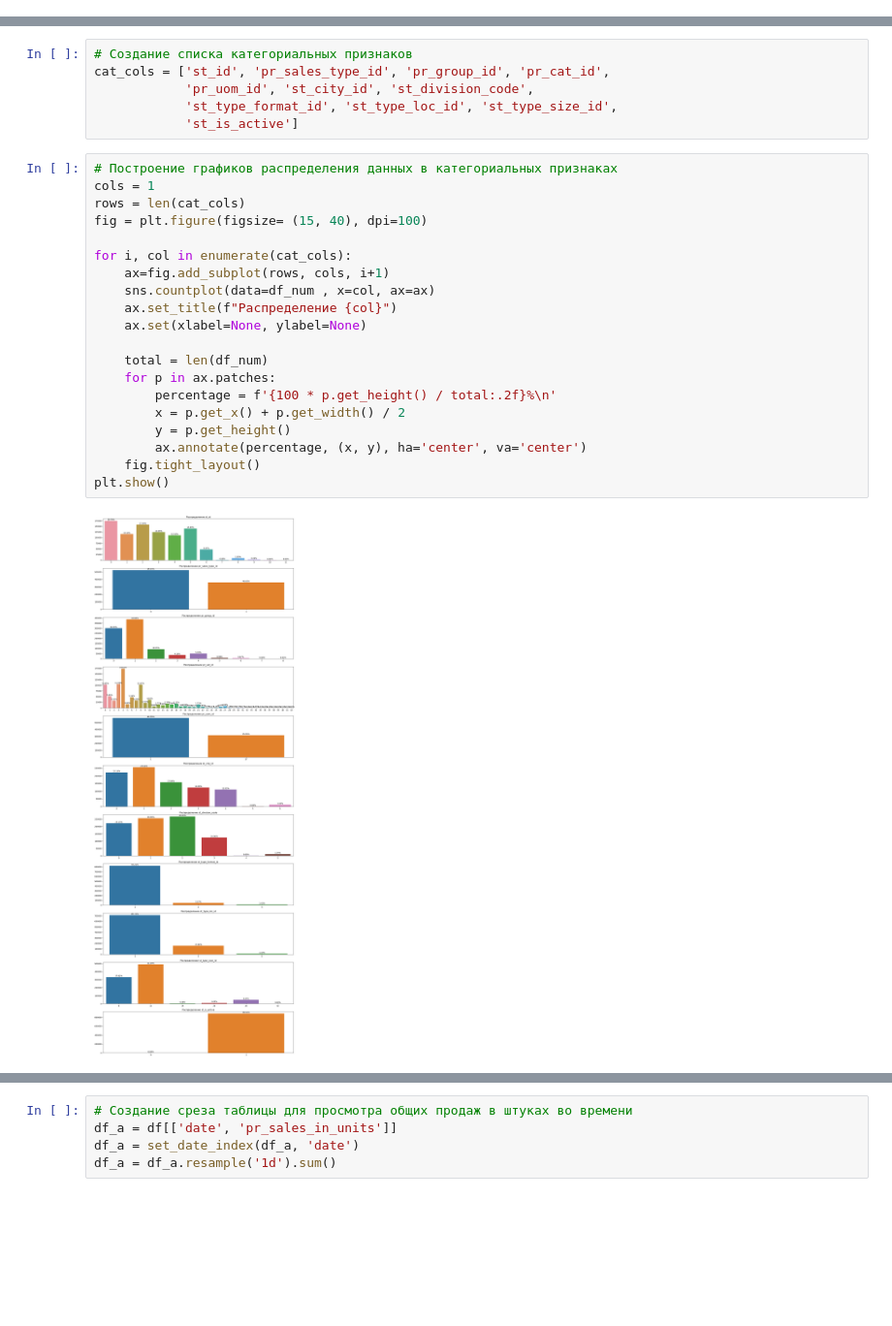
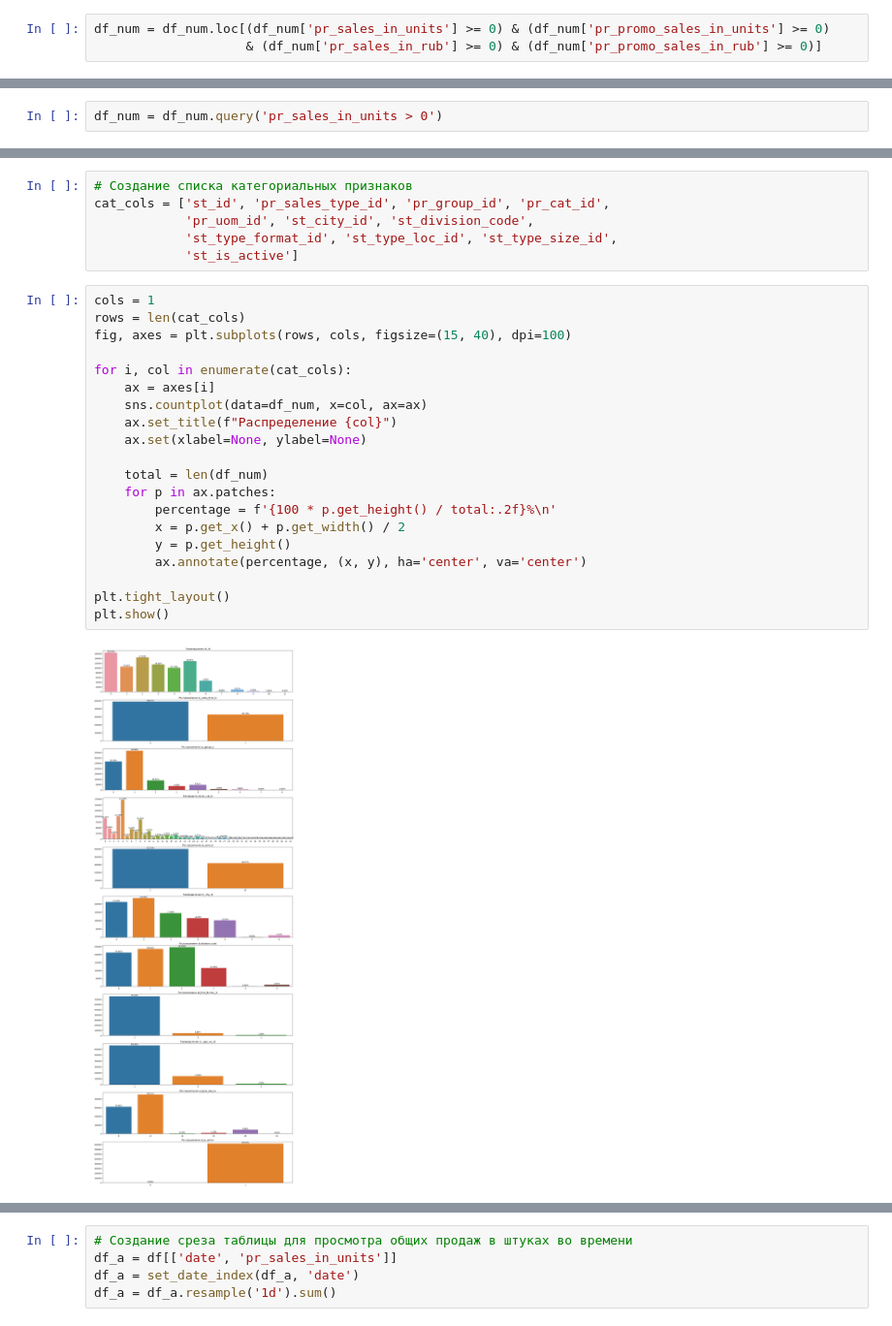
Before and after one commit to Vdol22/Proj_Lenta, a Jupyter notebook: lenta.ipynb, the cells around one changed output, grey strips where cells are left out. Shown at 97% size. Saved outputs shown, nothing was run; the diff lists cells and outputs as text; blank space fills up the shorter version.

```diff
--- a/lenta.ipynb
+++ b/lenta.ipynb
@@ -218,0 +317,3 @@ for col in negative_column:
+# %%
+df_num = df_num.loc[(df_num['pr_sales_in_units'] >= 0) & (df_num['pr_promo_sales_in_units'] >= 0)
+                    & (df_num['pr_sales_in_rub'] >= 0) & (df_num['pr_promo_sales_in_rub'] >= 0)]
@@ -220,0 +354,2 @@ for col in negative_column:
+# %%
+df_num = df_num.query('pr_sales_in_units > 0')
@@ -224,25 +394,25 @@ cat_cols = ['st_id', 'pr_sales_type_id', 'pr_group_id', 'pr_cat_id',
             'pr_uom_id', 'st_city_id', 'st_division_code',
             'st_type_format_id', 'st_type_loc_id', 'st_type_size_id',
             'st_is_active']
-# %%
-# Построение графиков распределения данных в категориальных признаках
-cols = 1
-rows = len(cat_cols)
-fig = plt.figure(figsize= (15, 40), dpi=100)
-
-for i, col in enumerate(cat_cols):
-    ax=fig.add_subplot(rows, cols, i+1)
-    sns.countplot(data=df_num , x=col, ax=ax)
-    ax.set_title(f"Распределение {col}")
-    ax.set(xlabel=None, ylabel=None)
-
-    total = len(df_num)
-    for p in ax.patches:
-        percentage = f'{100 * p.get_height() / total:.2f}%\n'
-        x = p.get_x() + p.get_width() / 2
-        y = p.get_height()
-        ax.annotate(percentage, (x, y), ha='center', va='center')
-    fig.tight_layout()
-plt.show()
-# %% [output]
-[figure, removed]
+# %%
+cols = 1
+rows = len(cat_cols)
+fig, axes = plt.subplots(rows, cols, figsize=(15, 40), dpi=100)
+
+for i, col in enumerate(cat_cols):
+    ax = axes[i]
+    sns.countplot(data=df_num, x=col, ax=ax)
+    ax.set_title(f"Распределение {col}")
+    ax.set(xlabel=None, ylabel=None)
+
+    total = len(df_num)
+    for p in ax.patches:
+        percentage = f'{100 * p.get_height() / total:.2f}%\n'
+        x = p.get_x() + p.get_width() / 2
+        y = p.get_height()
+        ax.annotate(percentage, (x, y), ha='center', va='center')
+
+plt.tight_layout()
+plt.show()
+# %% [output]
+[figure, added]
```
Also changed, not shown: parts of 84 cells of this notebook, 7 other files.
